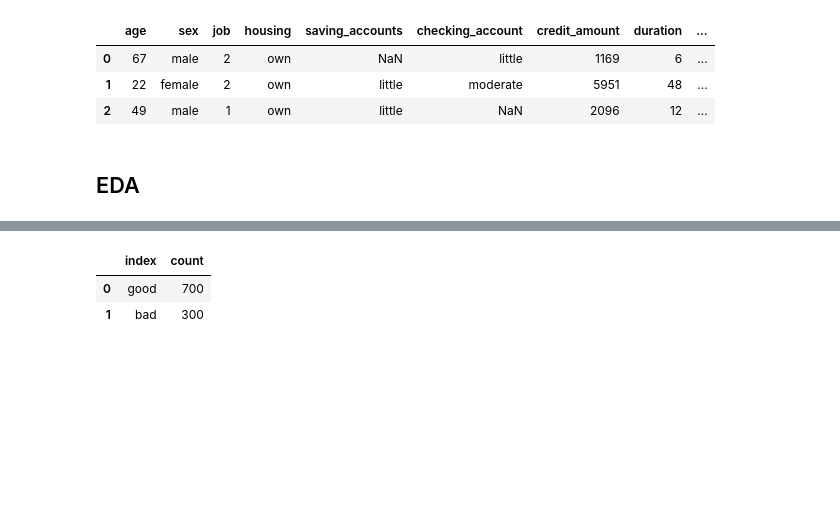
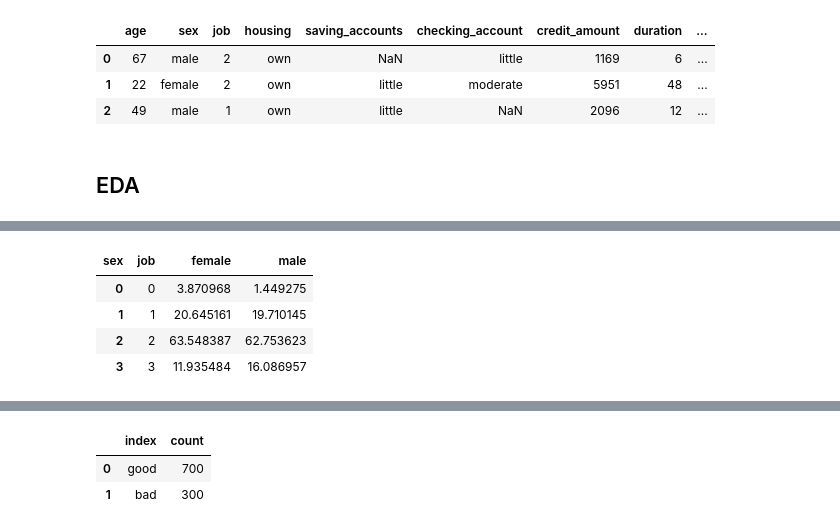
Before and after one commit to TelRich/Credit-Risk-Model, a Jupyter notebook: risk_model.ipynb, the cells around one changed output, grey strips where cells are left out. Drawn from its saved outputs; the diff is of its cells as text; code cells hidden in the pictures; blank space fills up the shorter version.

```diff
--- a/risk_model.ipynb
+++ b/risk_model.ipynb
@@ -122,0 +199,11 @@ credit.head(3)
+# %%
+# Let's look at the purpose of getting credit loans for each gender
+credit['purpose'].unique()
+gender_noOfJobs = pd.crosstab(credit['job'], credit['sex']).apply(lambda x: x/x.sum() * 100).reset_index()
+gender_noOfJobs
+# %% [output]
+| sex | job | female | male |
+| 0 | 0 | 3.870968 | 1.449275 |
+| 1 | 1 | 20.645161 | 19.710145 |
+| 2 | 2 | 63.548387 | 62.753623 |
+| 3 | 3 | 11.935484 | 16.086957 |
```
Also changed, not shown: parts of 23 cells of this notebook, 2 other files.
